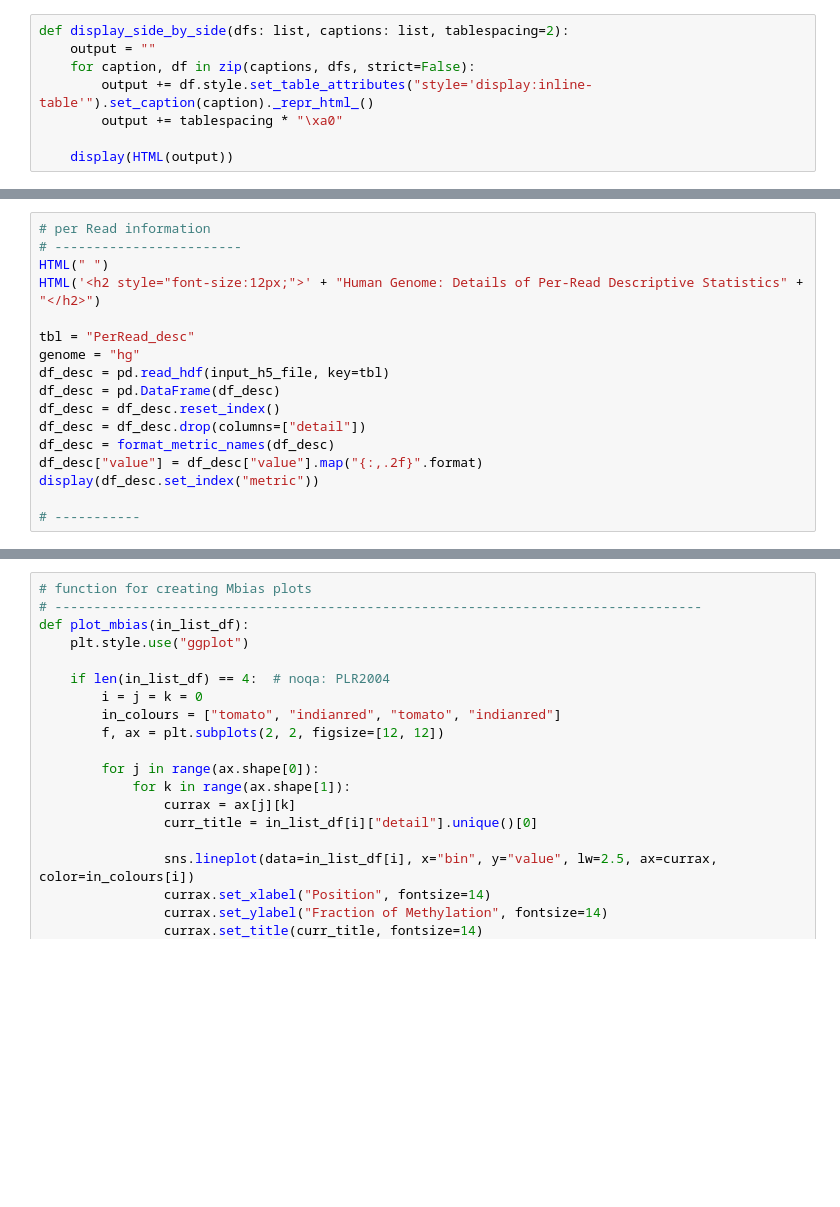
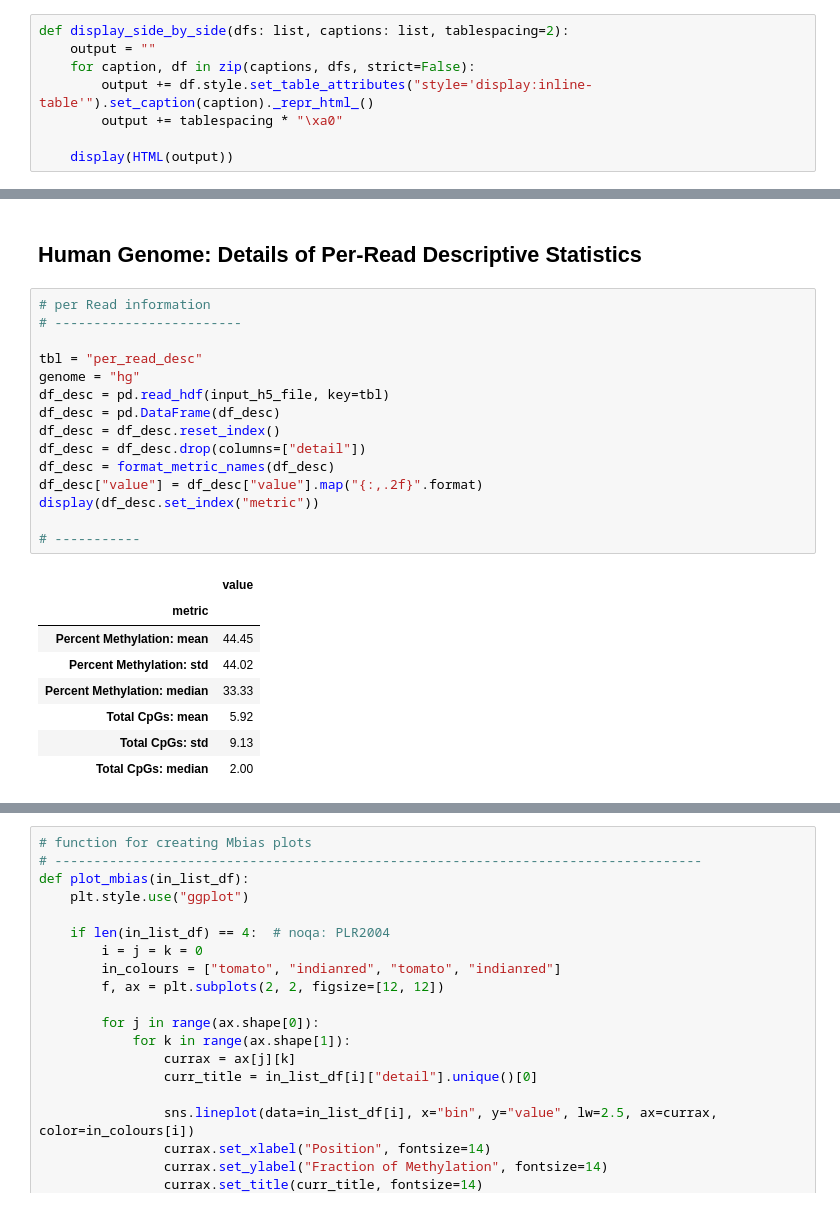
Before and after one commit to Ultimagen/ugbio-utils, a Jupyter notebook: src/methylation/ugbio_methylation/reports/methyldackel_qc_report.ipynb, the cells around one changed output, grey strips where cells are left out. Saved outputs shown, nothing was run; the diff lists cells and outputs as text; blank space fills up the shorter version.

```diff
--- a/src/methylation/ugbio_methylation/reports/methyldackel_qc_report.ipynb
+++ b/src/methylation/ugbio_methylation/reports/methyldackel_qc_report.ipynb
@@ -102,17 +109,26 @@ display(df_desc.set_index("metric"))
+# %% [markdown]
+## Human Genome: Details of Per-Read Descriptive Statistics
 # %%
 # per Read information
 # ------------------------
-HTML(" ")
-HTML('<h2 style="font-size:12px;">' + "Human Genome: Details of Per-Read Descriptive Statistics" + "</h2>")
 
-tbl = "PerRead_desc"
+tbl = "per_read_desc"
 genome = "hg"
 df_desc = pd.read_hdf(input_h5_file, key=tbl)
 df_desc = pd.DataFrame(df_desc)
 df_desc = df_desc.reset_index()
 df_desc = df_desc.drop(columns=["detail"])
 df_desc = format_metric_names(df_desc)
 df_desc["value"] = df_desc["value"].map("{:,.2f}".format)
 display(df_desc.set_index("metric"))
 
 # -----------
+# %% [output]
+|  | value |
+| metric |  |
+| Percent Methylation: mean | 44.45 |
+| Percent Methylation: std | 44.02 |
+| Percent Methylation: median | 33.33 |
+| Total CpGs: mean | 5.92 |
+| Total CpGs: std | 9.13 |
+| Total CpGs: median | 2.00 |
```
Also changed, not shown: parts of 25 cells of this notebook, 9 other files.
